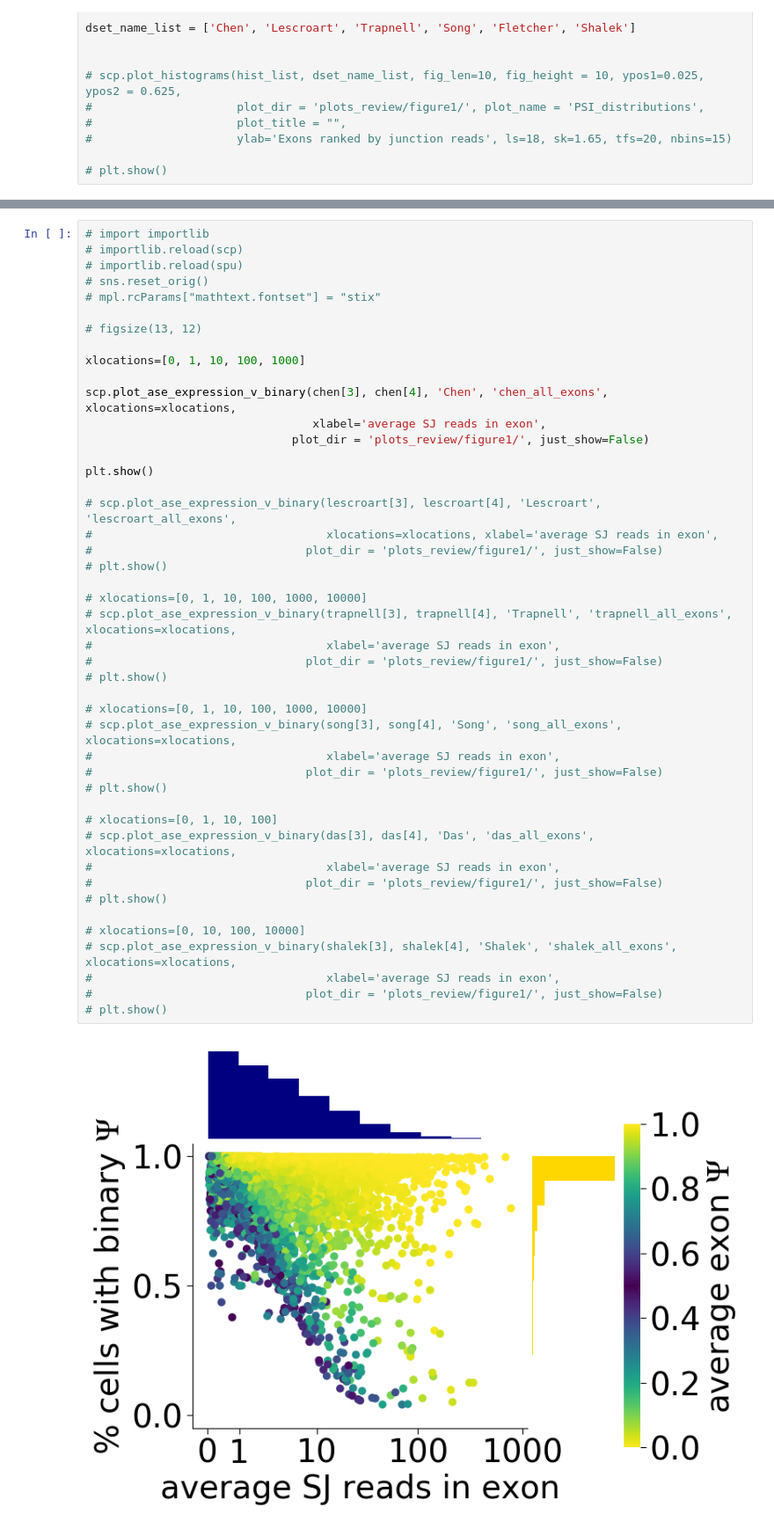
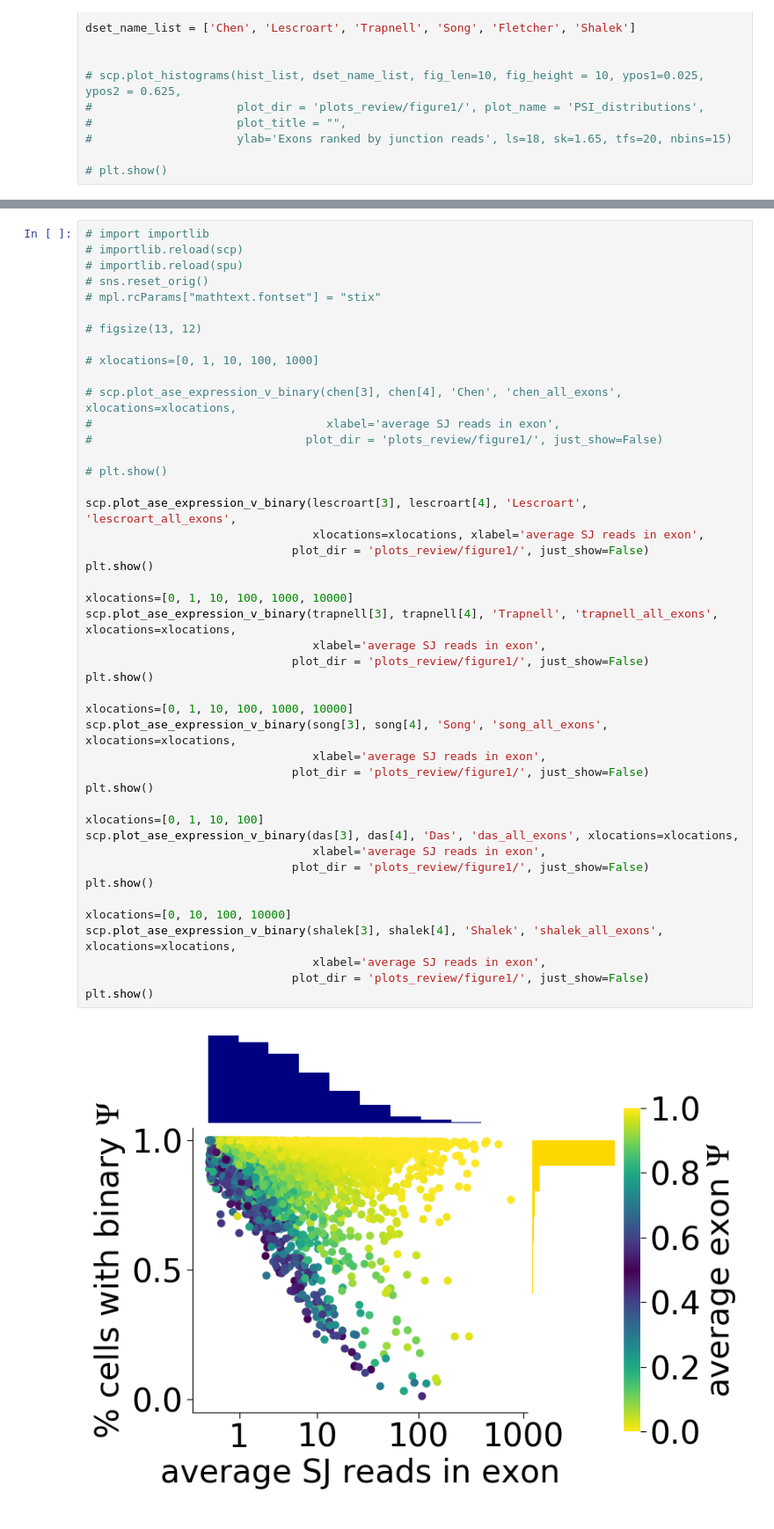
Before and after one commit to lareaulab/sc_binary_splicing, a Jupyter notebook: results/data_analysis/Review_comment_1a.ipynb, the cells around one changed output, grey strips where cells are left out. Shown at 88% size. Cells and saved outputs as stored; diff of their text form.

Commit message:
enrichment plots

```diff
--- a/results/data_analysis/Review_comment_1a.ipynb
+++ b/results/data_analysis/Review_comment_1a.ipynb
@@ -131,47 +131,47 @@ scp.plot_event(chen[3], chen[4], 'chen', 'Rbm39_nmdSE_2', xtags = [1, 10, 100, 1
 # %%
 # import importlib
 # importlib.reload(scp)
 # importlib.reload(spu)
 # sns.reset_orig()
 # mpl.rcParams["mathtext.fontset"] = "stix"
 
 # figsize(13, 12)
 
-xlocations=[0, 1, 10, 100, 1000]
+# xlocations=[0, 1, 10, 100, 1000]
 
-scp.plot_ase_expression_v_binary(chen[3], chen[4], 'Chen', 'chen_all_exons', xlocations=xlocations,
+# scp.plot_ase_expression_v_binary(chen[3], chen[4], 'Chen', 'chen_all_exons', xlocations=xlocations,
+#                                  xlabel='average SJ reads in exon',
+#                               plot_dir = 'plots_review/figure1/', just_show=False)
+
+# plt.show()
+
+scp.plot_ase_expression_v_binary(lescroart[3], lescroart[4], 'Lescroart', 'lescroart_all_exons',
+                                 xlocations=xlocations, xlabel='average SJ reads in exon',
+                              plot_dir = 'plots_review/figure1/', just_show=False)
+plt.show()
+
+xlocations=[0, 1, 10, 100, 1000, 10000]
+scp.plot_ase_expression_v_binary(trapnell[3], trapnell[4], 'Trapnell', 'trapnell_all_exons', xlocations=xlocations,
                                  xlabel='average SJ reads in exon',
                               plot_dir = 'plots_review/figure1/', just_show=False)
-
 plt.show()
 
-# scp.plot_ase_expression_v_binary(lescroart[3], lescroart[4], 'Lescroart', 'lescroart_all_exons',
-#                                  xlocations=xlocations, xlabel='average SJ reads in exon',
-#                               plot_dir = 'plots_review/figure1/', just_show=False)
-# plt.show()
+xlocations=[0, 1, 10, 100, 1000, 10000]
+scp.plot_ase_expression_v_binary(song[3], song[4], 'Song', 'song_all_exons', xlocations=xlocations,
+                                 xlabel='average SJ reads in exon',
+                              plot_dir = 'plots_review/figure1/', just_show=False)
+plt.show()
 
-# xlocations=[0, 1, 10, 100, 1000, 10000]
-# scp.plot_ase_expression_v_binary(trapnell[3], trapnell[4], 'Trapnell', 'trapnell_all_exons', xlocations=xlocations,
-#                                  xlabel='average SJ reads in exon',
-#                               plot_dir = 'plots_review/figure1/', just_show=False)
-# plt.show()
+xlocations=[0, 1, 10, 100]
+scp.plot_ase_expression_v_binary(das[3], das[4], 'Das', 'das_all_exons', xlocations=xlocations,
+                                 xlabel='average SJ reads in exon',
+                              plot_dir = 'plots_review/figure1/', just_show=False)
+plt.show()
 
-# xlocations=[0, 1, 10, 100, 1000, 10000]
-# scp.plot_ase_expression_v_binary(song[3], song[4], 'Song', 'song_all_exons', xlocations=xlocations,
-#                                  xlabel='average SJ reads in exon',
-#                               plot_dir = 'plots_review/figure1/', just_show=False)
-# plt.show()
-
-# xlocations=[0, 1, 10, 100]
-# scp.plot_ase_expression_v_binary(das[3], das[4], 'Das', 'das_all_exons', xlocations=xlocations,
-#                                  xlabel='average SJ reads in exon',
-#                               plot_dir = 'plots_review/figure1/', just_show=False)
-# plt.show()
-
-# xlocations=[0, 10, 100, 10000]
-# scp.plot_ase_expression_v_binary(shalek[3], shalek[4], 'Shalek', 'shalek_all_exons', xlocations=xlocations,
-#                                  xlabel='average SJ reads in exon',
-#                               plot_dir = 'plots_review/figure1/', just_show=False)
-# plt.show()
+xlocations=[0, 10, 100, 10000]
+scp.plot_ase_expression_v_binary(shalek[3], shalek[4], 'Shalek', 'shalek_all_exons', xlocations=xlocations,
+                                 xlabel='average SJ reads in exon',
+                              plot_dir = 'plots_review/figure1/', just_show=False)
+plt.show()
 # %% [output]
-[figure, old version]
+[figure, new version]
```
Also changed, not shown: parts of 1 cell of this notebook, 33 other files.
